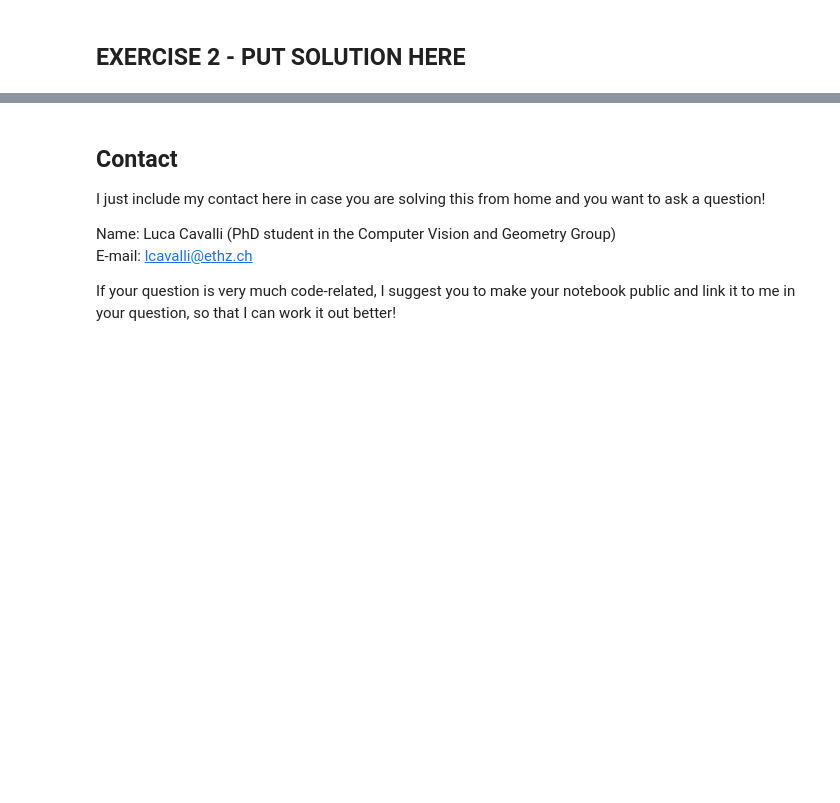
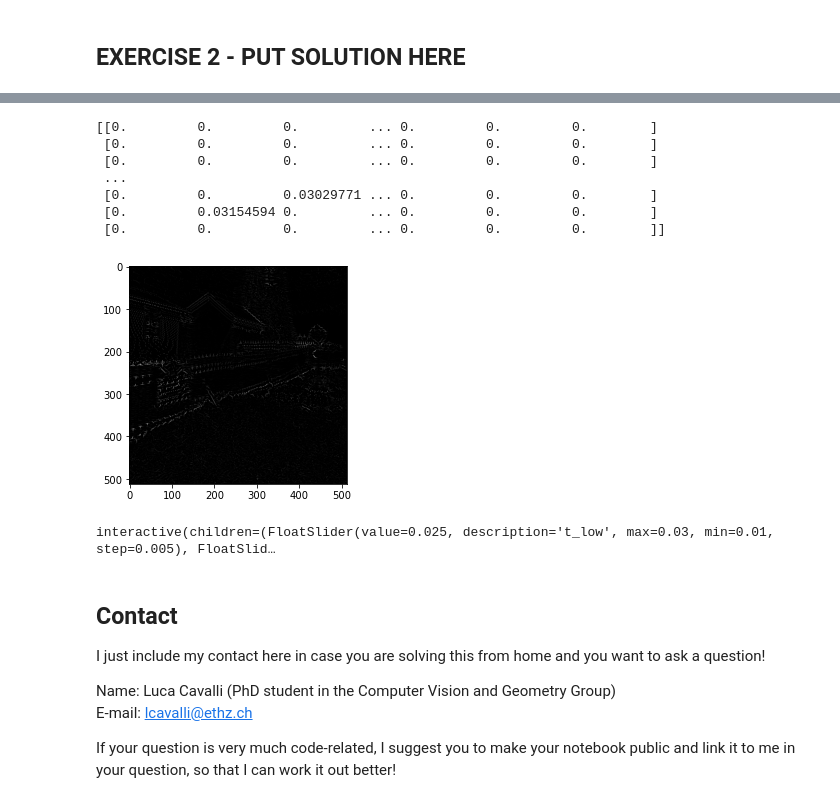
Before and after one commit to LukasSchmid97/ETH_ComputerVision_2020_Exercises, a Jupyter notebook: W3/W3_exercise.ipynb, the cells around one changed output, grey strips where cells are left out. Cells and saved outputs as stored; diff of their text form; code cells hidden in the pictures; blank space fills up the shorter version.

```diff
--- a/W3/W3_exercise.ipynb
+++ b/W3/W3_exercise.ipynb
@@ -249,0 +292,27 @@ imshow(sobeled_lighthouse)
+# %%
+gradientDirection = np.arctan2(convolve(blurred, prewitty), convolve(blurred, prewittx)) #-pi pi
+#check for value or pi-value
+#-pi/8  pi/8 -> 0 horizontal
+#pi/8 3pi/8 -> 3 other diagonal
+#-pi/8 -3pi/8 -> main diagonal
+#3pi/8 5pi/8 -> vertical
+def directionalOffset(angle):
+    return (int(np.around(np.sin(angle))), int(np.around(np.cos(angle))))
+#Perform nonmaximum suppression on the gradient magnitude image for edge thinning, and show it. For each pixel, it is taken only if it is the maximum with the nearby pixels along its corresponding gradient direction.
+strongEdges = np.zeros(gradientDirection.shape, dtype=np.float)
+for x in range(width-1):
+    for y in range(height-1):
+        pixelValue = gradientMagnitude[y,x]
+        directions = directionalOffset(gradientDirection[y,x])
+        if (pixelValue > gradientMagnitude[y + directions[1], x + directions[0]]) and (pixelValue > gradientMagnitude[y - directions[1], x - directions[0]]):
+            strongEdges[y,x] = pixelValue
+imshow(strongEdges)
+# %% [output]
+[[0.         0.         0.         ... 0.         0.         0.        ]
+ [0.         0.         0.         ... 0.         0.         0.        ]
+ [0.         0.         0.         ... 0.         0.         0.        ]
+ ...
+ [0.         0.         0.03029771 ... 0.         0.         0.        ]
+ [0.         0.03154594 0.         ... 0.         0.         0.        ]
+ [0.         0.         0.         ... 0.         0.         0.        ]]
+[figure, added]
@@ -250,22 +333,40 @@ imshow(sobeled_lighthouse)
 # %%
-def perform_all_canny(hyperparam1, hyperparam2, <all your hyperparameters here>):
+def perform_all_canny(t_high, t_low):
     """
     You can copy inside here all the code you produce in Exercise 2, and take hyperparameters as input to the function.
     Please remove all the imshow function calls in the middle.
     In the end, return the output of the canny edge detection.
     """
+    blurred = convolve(lighthouse_im2,matlab_style_gauss2D(sigma=20))
+    gradientMagnitude = np.sqrt(np.add(np.square(convolve(blurred, prewitty)), np.square(convolve(blurred, prewitty))))
+    gradientDirection = np.arctan2(convolve(blurred, prewitty), convolve(blurred, prewittx)) #-pi pi
 
-    ...
+    def directionalOffset(angle):
+        return (int(np.around(np.sin(angle))), int(np.around(np.cos(angle))))
 
+    strongEdges = np.zeros(gradientDirection.shape, dtype=np.float)
+    for x in range(width-1):
+        for y in range(height-1):
+            pixelValue = gradientMagnitude[y,x]
+            directions = directionalOffset(gradientDirection[y,x])
+            if (pixelValue > gradientMagnitude[y + directions[1], x + directions[0]]) and (pixelValue > gradientMagnitude[y - directions[1], x - directions[0]]):
+                strongEdges[y,x] = pixelValue
+
+    canny_img = np.zeros(strongEdges.shape, dtype=np.float)
+    for x in range(width-2):
+        for y in range(height-2):
+            if hasHighPath(x+1,y+1,gradientMagnitude, t_low, t_high):
+                canny_img[y+1,x+1] = gradientMagnitude[y+1,x+1]
     return canny_img
 
 # now fill in this template, you can take the gaussian filter generation slider as example on how to fill it if it is unclear, or you can ask.
-slider = interactive(lambda hyperparam1, hyperparam2, <all your hyperparameters here>: imshow(perform_all_canny(hyperparam1, hyperparam2, <all your hyperparameters here>)), {'manual': True, 'manual_name': 'Update image'}, hyperparam1=(hyperparam1_min, hyperparam1_max, hyperparam1_step), hyperparam2=(hyperparam2_min, hyperparam2_max, hyperparam2_step), <all your hyperparameters here>)
-slider.children[0].value = hyperparam1_initialvalue
-slider.children[1].value = hyperparam2_initialvalue
-<all your hyperparameters here>
+slider = interactive(lambda t_low, t_high: imshow(perform_all_canny(t_low,t_high)), {'manual': True, 'manual_name': 'Update image'}, t_low=(0.01, 0.03, 0.005), t_high=(0.5, 1, 0.1))
+slider.children[0].value = 0.025
+slider.children[1].value = 0.6
 
 display(slider)
+# %% [output]
+interactive(children=(FloatSlider(value=0.025, description='t_low', max=0.03, min=0.01, step=0.005), FloatSlid…
 # %% [markdown]
 ## Contact
 
```
Also changed, not shown: parts of 7 cells of this notebook, 9 other files.
